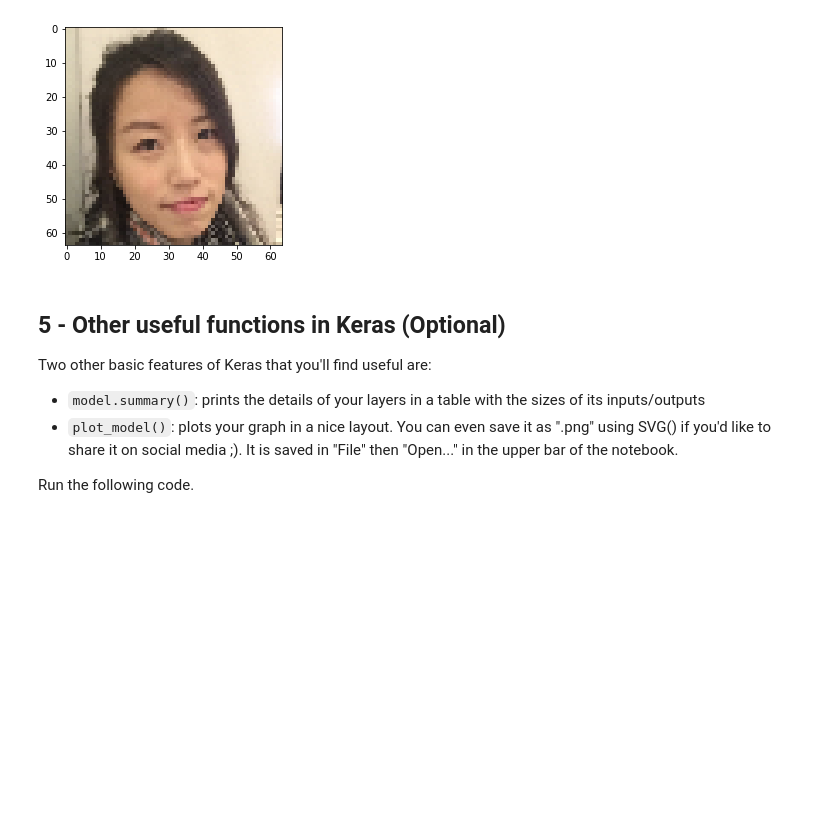
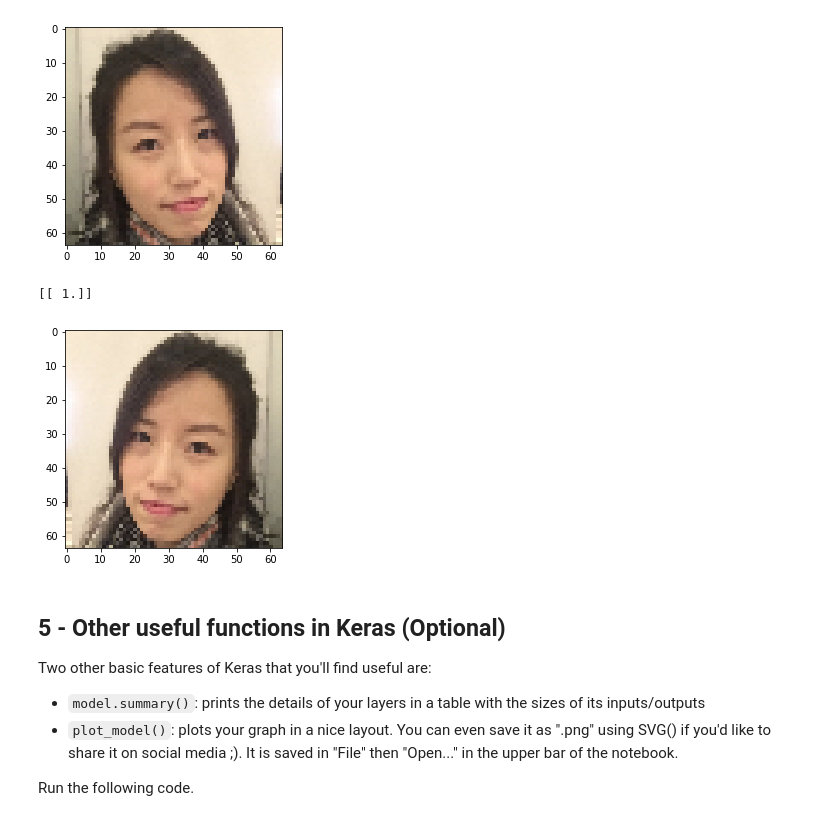
Before and after one commit to JC-Cheng/Coursera_DL, a Jupyter notebook: Convolutional Neural Networks/week2/Keras+-+Tutorial+-+Happy+House+v2.ipynb, the cells around one changed output. Drawn from its saved outputs; the diff is of its cells as text; code cells hidden in the pictures; blank space fills up the shorter version.

```diff
--- a/Convolutional Neural Networks/week2/Keras+-+Tutorial+-+Happy+House+v2.ipynb
+++ b/Convolutional Neural Networks/week2/Keras+-+Tutorial+-+Happy+House+v2.ipynb
@@ -140,6 +140,7 @@ def HappyModel(input_shape):
 
     X_input = Input(input_shape)
 
+    '''
     # Zero-Padding: pads the border of X_input with zeroes
     X = ZeroPadding2D((3, 3))(X_input)
 
@@ -154,6 +155,28 @@ def HappyModel(input_shape):
     # FLATTEN X (means convert it to a vector) + FULLYCONNECTED
     X = Flatten()(X)
     X = Dense(1, activation='sigmoid', name='fc')(X)
+    '''
+
+    X = Conv2D(filters=16, kernel_size=(5, 5), padding='same', name='conv0')(X_input)
+    X = BatchNormalization(axis = 3, name = 'bn0')(X)
+    X = Activation('relu')(X)
+
+    # 32, 32, 32
+    X = MaxPooling2D((2, 2), name='max_pool0')(X)
+
+    X = Conv2D(filters=32, kernel_size=(5, 5), padding='same', name='conv1')(X)
+    X = BatchNormalization(axis = 3, name = 'bn1')(X)
+    X = Activation('relu')(X)
+
+    # 16, 16, 64
+    X = MaxPooling2D((2, 2), name='max_pool1')(X)
+
+    X = Flatten()(X)
+    X = Dropout(0.2)(X)
+    X = Dense(16, activation='relu', name='fc0')(X)
+
+    X = Dropout(0.2)(X)
+    X = Dense(1, activation='sigmoid', name='fc1')(X)
 
     # Create model. This creates your Keras model instance, you'll use this instance to train/test the model.
     model = Model(inputs = X_input, outputs = X, name='HappyModel')
@@ -186,6 +209,6 @@ happyModel.compile(optimizer = "Adam", loss = "binary_crossentropy", metrics = [
 **Exercise**: Implement step 3, i.e. train the model. Choose the number of epochs and the batch size.
 # %%
 ### START CODE HERE ### (1 line)
-happyModel.fit(x = X_train, y = Y_train, epochs = 20, batch_size = 32)
+happyModel.fit(x = X_train, y = Y_train, epochs = 40, batch_size = 32)
 ### END CODE HERE ###
 # %% [output]
@@ -281,6 +304,22 @@ print(happyModel.predict(x))
 # %% [output]
 [[ 1.]]
 [figure]
+# %%
+### START CODE HERE ###
+img_path = 'images/happy_GF.png'
+### END CODE HERE ###
+img = image.load_img(img_path, target_size=(64, 64))
+img = image.flip_axis(img, 1)
+imshow(img)
+
+x = image.img_to_array(img)
+x = np.expand_dims(x, axis=0)
+x = preprocess_input(x)
+
+print(happyModel.predict(x))
+# %% [output]
+[[ 1.]]
+[figure, added]
 # %% [markdown]
 ## 5 - Other useful functions in Keras (Optional)
 
```
Also changed, not shown: parts of 3 cells of this notebook, 1 other file.
